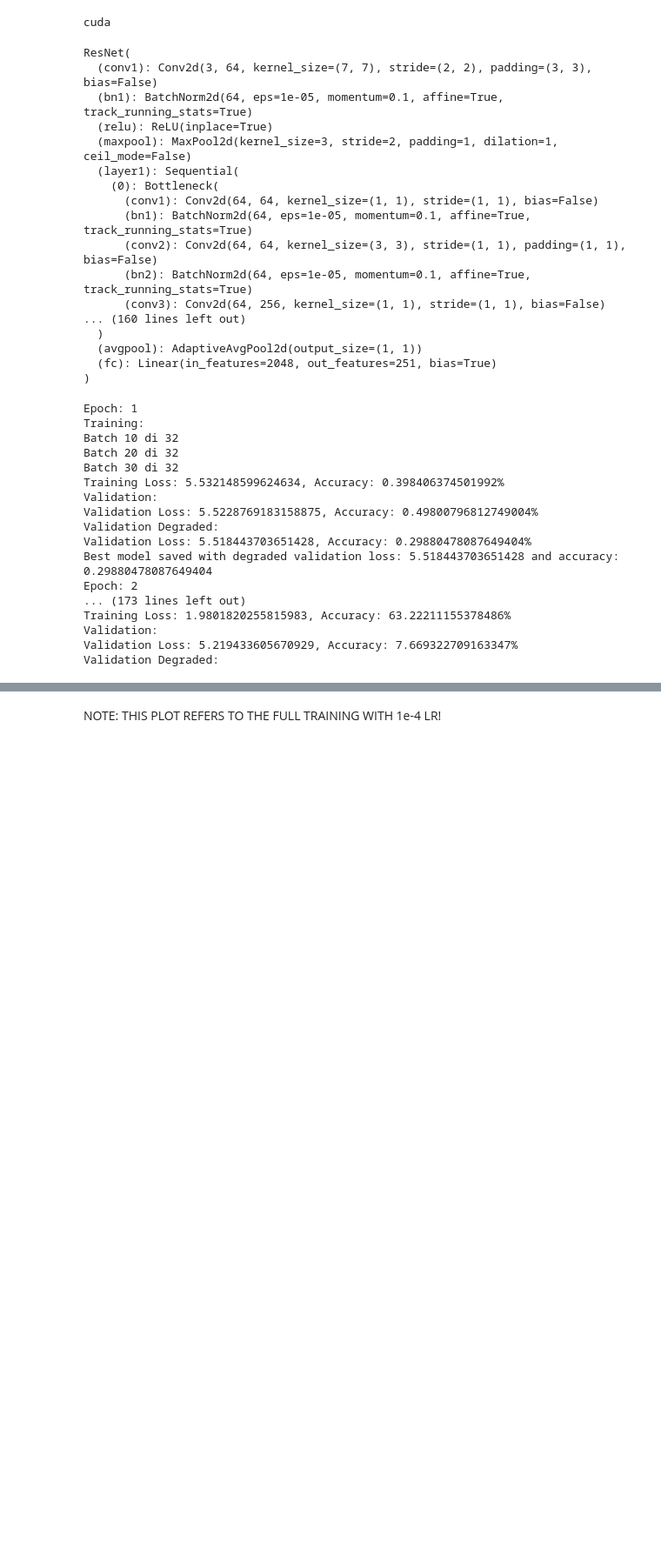
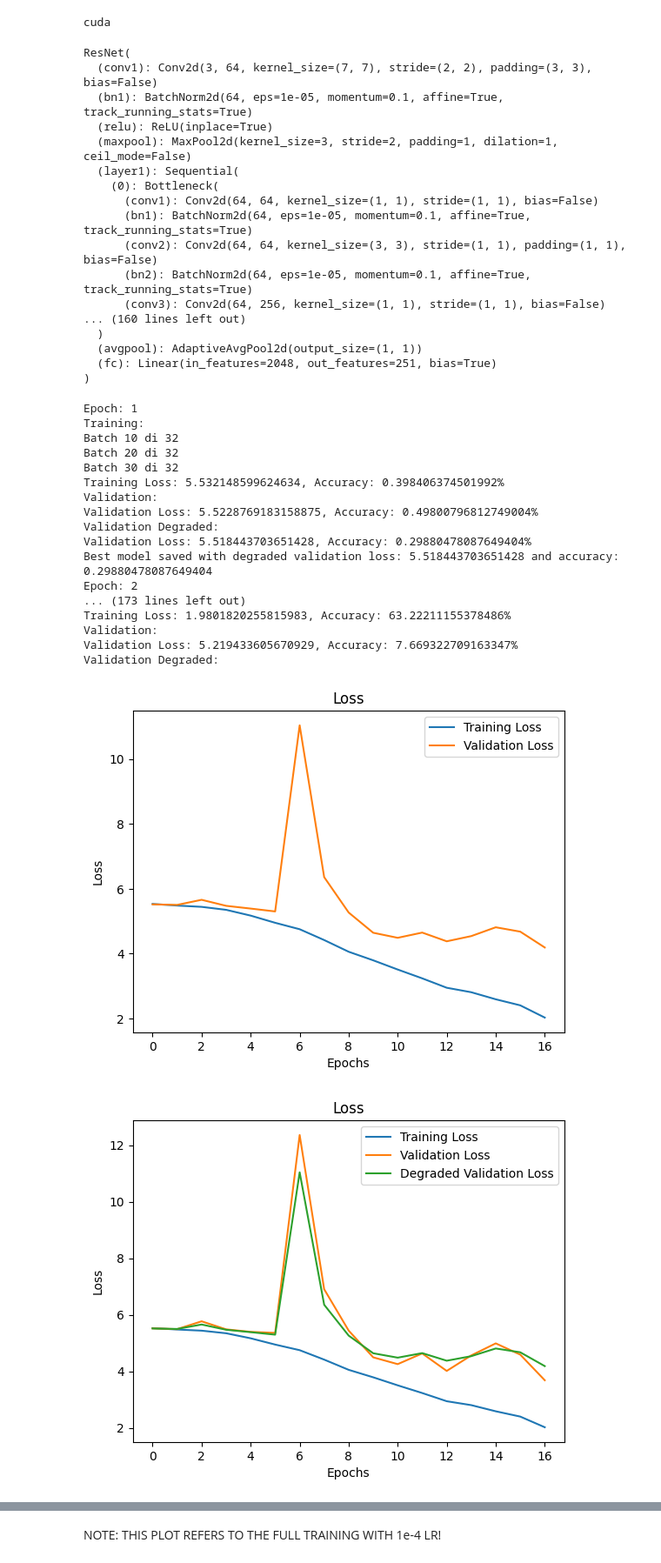
Before and after one commit to Adri261/progettoVIPM, a Jupyter notebook: Transfer_Learning/transfer-learning-with-resnet50.ipynb, the cells around one changed output, grey strips where cells are left out. Shown at 87% size. Cells and saved outputs as stored; diff of their text form; code cells hidden in the pictures; blank space fills up the shorter version.

```diff
--- a/Transfer_Learning/transfer-learning-with-resnet50.ipynb
+++ b/Transfer_Learning/transfer-learning-with-resnet50.ipynb
@@ -784,3 +784,57 @@ Training Loss: 1.9801820255815983, Accuracy: 63.22211155378486%
 Validation:
 Validation Loss: 5.219433605670929, Accuracy: 7.669322709163347%
 Validation Degraded:
+# %%
+train_loss = [5.532148599624634, 5.482283771038055, 5.442100867629051, 5.350327968597412, 5.172126263380051, 4.950405597686768, 4.75192603468895, 4.41798423230648, 4.056694984436035, 3.7926212400197983, 3.508497156202793, 3.2363577261567116, 2.946307510137558, 2.8082404658198357, 2.590374682098627, 2.403303813189268, 2.026084743440151]
+val_loss = [5.5228769183158875, 5.4954041838645935, 5.773029565811157, 5.488868296146393, 5.400173366069794, 5.362191736698151, 12.36219596862793, 6.908022999763489, 5.44372421503067, 4.498734891414642, 4.25822451710701, 4.636133253574371, 4.018117904663086, 4.565929591655731, 4.9926950335502625, 4.594448268413544, 3.6877055168151855]
+val_deg_loss = [5.518443703651428, 5.502286612987518, 5.6597142815589905, 5.4738030433654785, 5.3890785574913025, 5.300668716430664, 11.042152643203735, 6.358993947505951, 5.266889214515686, 4.643080115318298, 4.48699814081192, 4.648286163806915, 4.3792983293533325, 4.539540886878967, 4.811923027038574, 4.677089750766754, 4.188602566719055]
+train_acc = [0.398406374501992, 1.4442231075697212, 2.664342629482072, 5.02988047808765, 8.939243027888446, 11.977091633466136, 11.827689243027889, 17.953187250996017, 26.045816733067728, 28.560756972111555, 33.8894422310757, 38.072709163346616, 43.42629482071713, 44.44721115537848, 49.85059760956175, 53.75996015936255, 63.02290836653386]
+val_acc = [0.49800796812749004, 0.6972111553784861, 0.896414342629482, 1.593625498007968, 2.49003984063745, 3.585657370517928, 0.398406374501992, 2.49003984063745, 5.179282868525896, 11.653386454183266, 14.442231075697212, 11.852589641434262, 16.633466135458168, 11.752988047808765, 8.96414342629482, 11.852589641434262, 22.808764940239044]
+val_deg_acc = [0.29880478087649404, 0.796812749003984, 0.5976095617529881, 1.4940239043824701, 1.9920318725099602, 3.187250996015936, 2.3904382470119523, 4.083665338645418, 5.776892430278885, 8.96414342629482, 10.657370517928287, 10.358565737051793, 12.549800796812749, 10.557768924302788, 9.860557768924302, 10.0597609561753, 16.235059760956176]
+# %%
+def plot_loss(train_loss,val_loss):
+    fig, ax = plt.subplots()
+
+
+    ax.set_xlabel('Epochs')
+    ax.set_ylabel('Loss')
+    ax.set_title('Loss')
+    ax.plot(train_loss, label='Training Loss')
+    ax.plot(val_loss, label='Validation Loss')
+    ax.legend()
+
+    plt.show()
+
+def plot_accuracy(train_acc,val_acc):
+    fig, ax = plt.subplots()
+
+
+    ax.set_xlabel('Epochs')
+    ax.set_ylabel('Accuracy')
+    ax.set_title('Accuracy')
+    ax.plot(train_acc, label='Training Accuracy')
+    ax.plot(val_acc, label='Validation Accuracy')
+    ax.legend()
+
+    plt.show()
+
+def plot_all_losses(train_loss,val_loss,val_deg_loss):
+    fig, ax = plt.subplots()
+
+
+    ax.set_xlabel('Epochs')
+    ax.set_ylabel('Loss')
+    ax.set_title('Loss')
+    ax.plot(train_loss, label='Training Loss')
+    ax.plot(val_loss, label='Validation Loss')
+    ax.plot(val_deg_loss, label='Degraded Validation Loss')
+    ax.legend()
+
+    plt.show()
+
+plot_loss(train_loss,val_deg_loss)
+plot_all_losses(train_loss,val_loss,val_deg_loss)
+plot_accuracy(train_acc,val_deg_acc)
+# %% [output]
+[figure, added]
+[figure, added]
```
Also changed, not shown: parts of 1 cell of this notebook, 3 other files.
